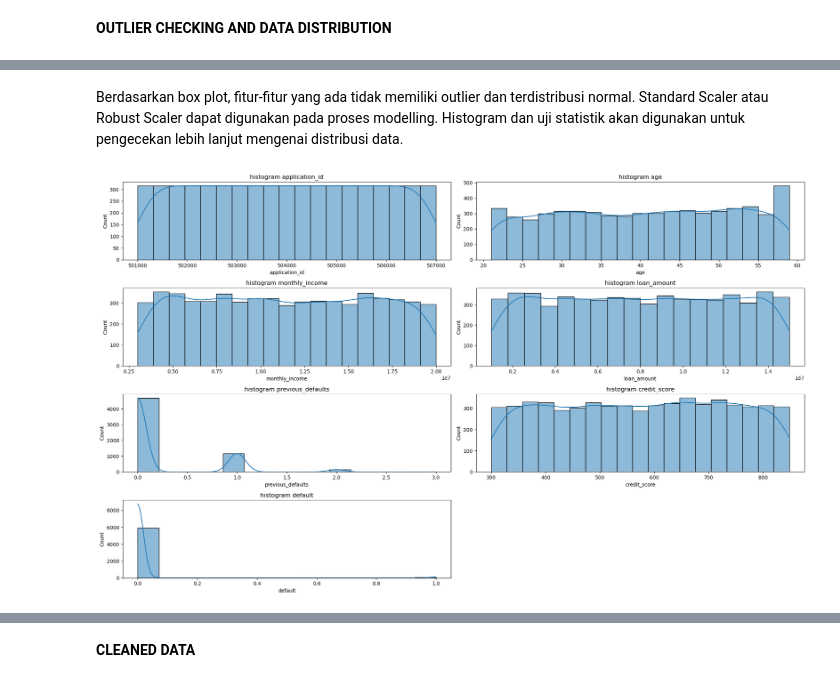
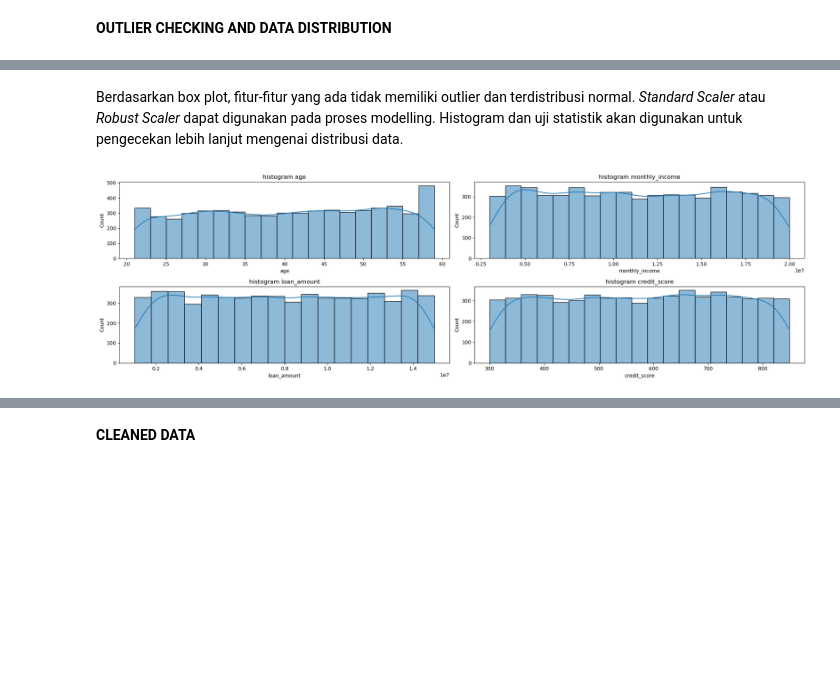
Before and after one commit to Angga-Sukma-Budi-Darmawan/ds-takehome, a Jupyter notebook: notebook/B_modelling.ipynb, the cells around one changed output, grey strips where cells are left out. Drawn from its saved outputs; the diff is of its cells as text; code cells hidden in the pictures; blank space fills up the shorter version.

```diff
--- a/notebook/B_modelling.ipynb
+++ b/notebook/B_modelling.ipynb
@@ -86,4 +120,4 @@ df_clean = df.copy()
 # %%
-df_clean.drop(columns = ['leak_col_good', 'leak_col_subtle'], inplace=True)
+df_clean.drop(columns = ['leak_col_good', 'leak_col_subtle', 'application_id'], inplace=True)
 df_clean
 # %% [output]
@@ -138,10 +165,10 @@ Number of duplicate records found: 0
 # %%
-features = df_clean.select_dtypes(include='number').columns
+features = ['age', 'monthly_income', 'loan_amount', 'credit_score']
 rows = (len(features) // 2) + (len(features) % 2)
 cols = 2
 
 plt.figure(figsize=(cols * 5, rows * 4))
-plt.suptitle('Box Plot For Numeric Feature', fontsize=16, fontweight='bold', color='darkblue')
+plt.suptitle('Box Plot For Feature', fontsize=16, fontweight='bold', color='darkblue')
 
 colors = sns.color_palette("Blues", len(features))
 
@@ -176,18 +203,18 @@ plt.show()
 # %% [markdown]
-Berdasarkan box plot, fitur-fitur yang ada tidak memiliki outlier dan terdistribusi normal. Standard Scaler atau Robust Scaler dapat digunakan pada proses modelling. Histogram dan uji statistik akan digunakan untuk pengecekan lebih lanjut mengenai distribusi data.
+Berdasarkan box plot, fitur-fitur yang ada tidak memiliki outlier dan terdistribusi normal. *Standard Scaler* atau *Robust Scaler* dapat digunakan pada proses modelling. Histogram dan uji statistik akan digunakan untuk pengecekan lebih lanjut mengenai distribusi data.
 # %%
-sum = len(df_clean.select_dtypes(include='number').columns)
+sum = len(features)
 row = math.ceil(sum / 2)  # misalnya 2 kolom per baris
 
 fig = plt.figure(figsize=(20,row *3)) # horizontal, vertikal
 
 count = 0
-for kolom in df_clean.select_dtypes(include='number').columns:
+for kolom in features:
     count += 1
     plt.subplot(row,2,count)
     sns.histplot(df_clean.select_dtypes(include='number')[kolom], kde=True)
     plt.title(f"histogram {kolom}")
     fig.tight_layout() # biar tidak tertumpuk
 plt.show()
 # %% [output]
-[figure, old version]
+[figure, new version]
```
Also changed, not shown: parts of 71 cells of this notebook.
